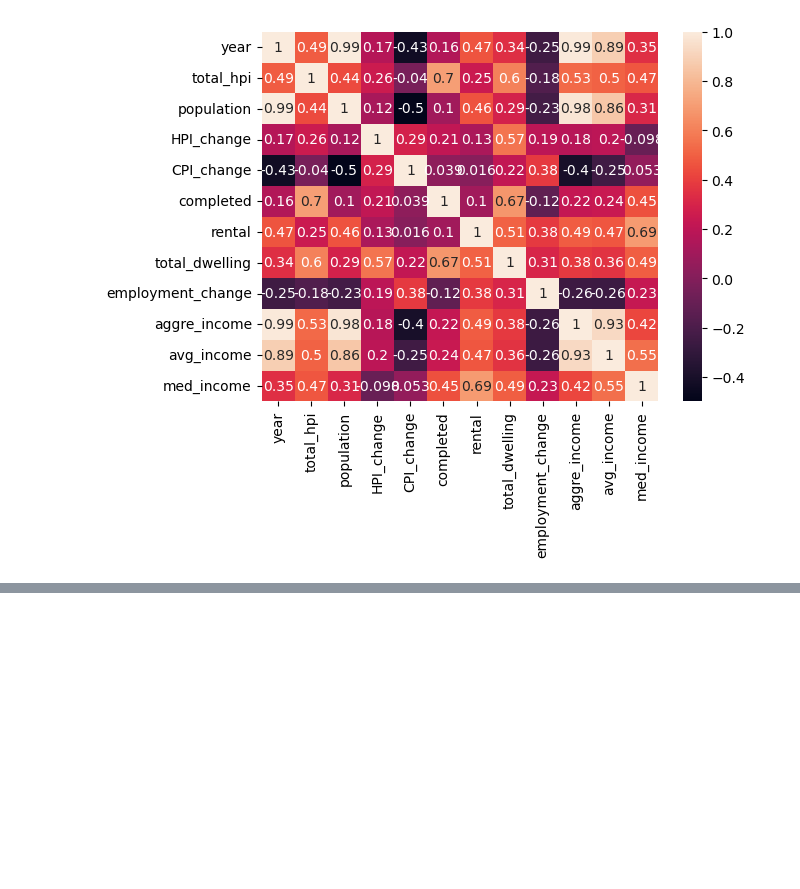
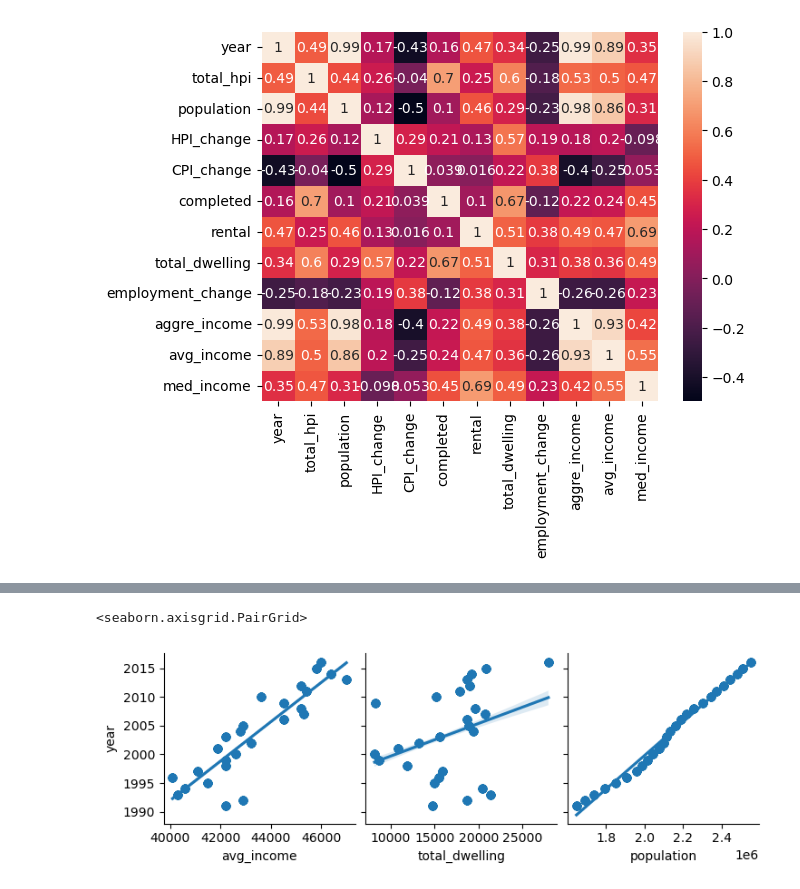
Before and after one commit to ubco-W2022T1-cosc301/group13, a Jupyter notebook: notebooks/analysis1.ipynb, the cells around one changed output, grey strips where cells are left out. Saved outputs shown, nothing was run; the diff lists cells and outputs as text; code cells hidden in the pictures; blank space fills up the shorter version.

```diff
--- a/notebooks/analysis1.ipynb
+++ b/notebooks/analysis1.ipynb
@@ -179,0 +192,5 @@ sns.kdeplot(data=final_df, y='total_hpi', x='med_income')
+# %%
+sns.pairplot(final_df, x_vars=["avg_income", "total_dwelling", "population"], y_vars=["year"], kind="reg")
+# %% [output]
+<seaborn.axisgrid.PairGrid>
+[figure, added]
```
Also changed, not shown: parts of 11 cells of this notebook.
